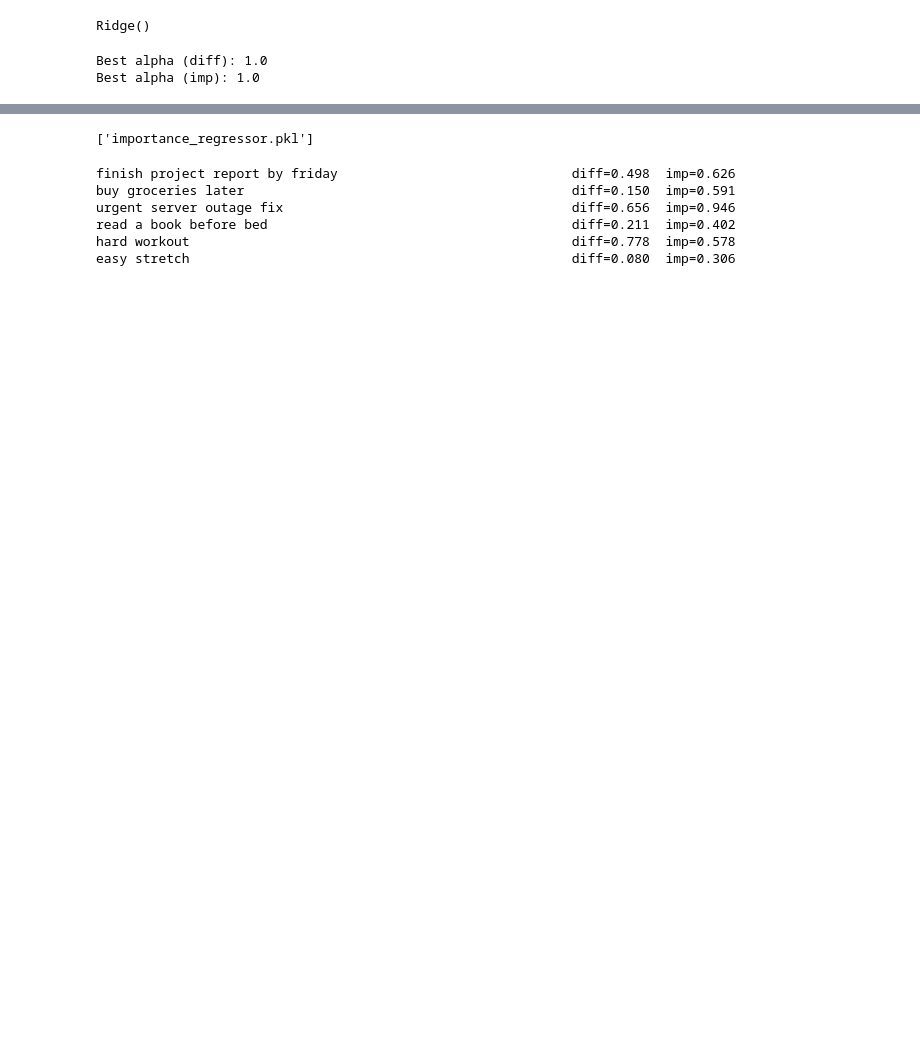
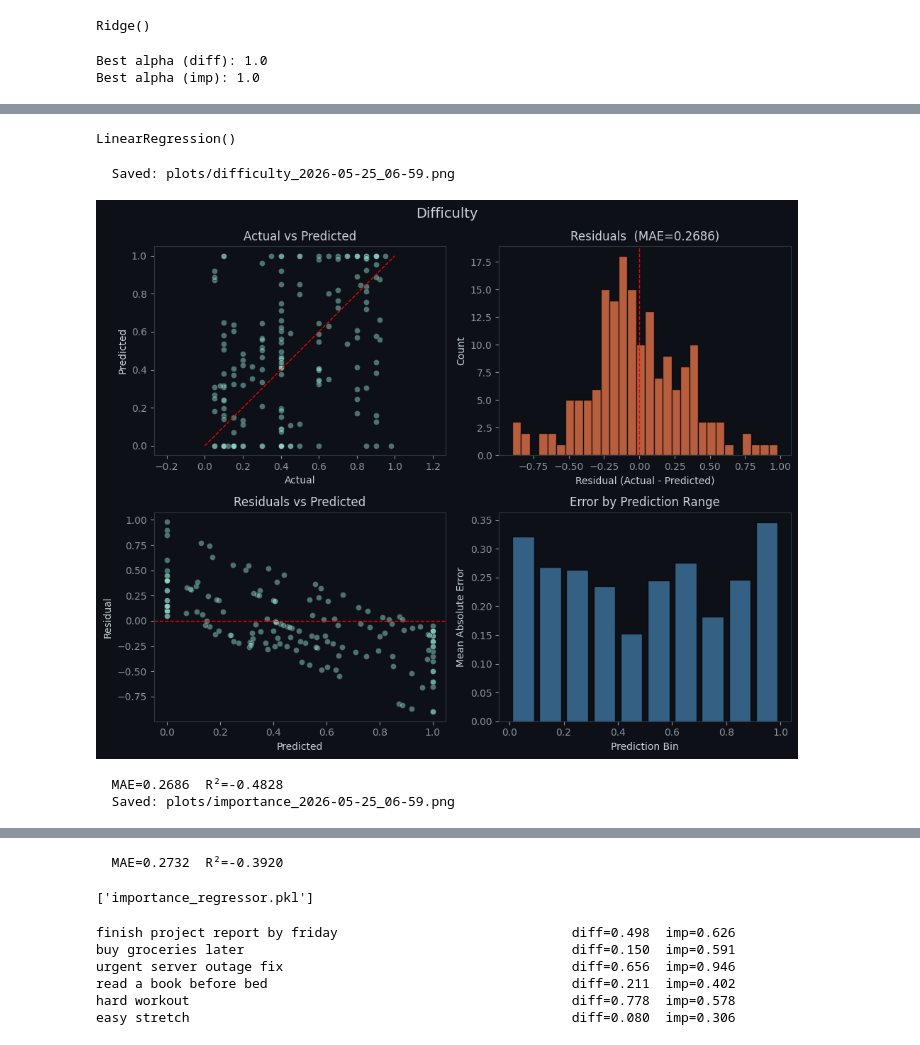
Before and after one commit to Infiteri/VM.AI, a Jupyter notebook: notebooks/VM_AI_Regressor_notebook.ipynb, the cells around one changed output, grey strips where cells are left out. Drawn from its saved outputs; the diff is of its cells as text; code cells hidden in the pictures; blank space fills up the shorter version.

```diff
--- a/notebooks/VM_AI_Regressor_notebook.ipynb
+++ b/notebooks/VM_AI_Regressor_notebook.ipynb
@@ -499,0 +525,15 @@ plot_final_models()
+# %%
+diff_final = LinearRegression()
+diff_final.fit(X_train_full, y_diff_train)
+
+imp_final = LinearRegression()
+imp_final.fit(X_train_full, y_imp_train)
+# %% [output]
+LinearRegression()
+# %%
+plot_final_models()
+# %% [output]
+  Saved: plots/difficulty_2026-05-25_06-59.png
+[figure, added]
+  MAE=0.2686  R²=-0.4828
+  Saved: plots/importance_2026-05-25_06-59.png
@@ -500,3 +541,4 @@ plot_final_models()
+  MAE=0.2732  R²=-0.3920
 # %%
 joblib.dump(diff_final, 'difficulty_regressor.pkl')
 joblib.dump(imp_final, 'importance_regressor.pkl')
```
Also changed, not shown: parts of 8 cells of this notebook, 6 other files.
